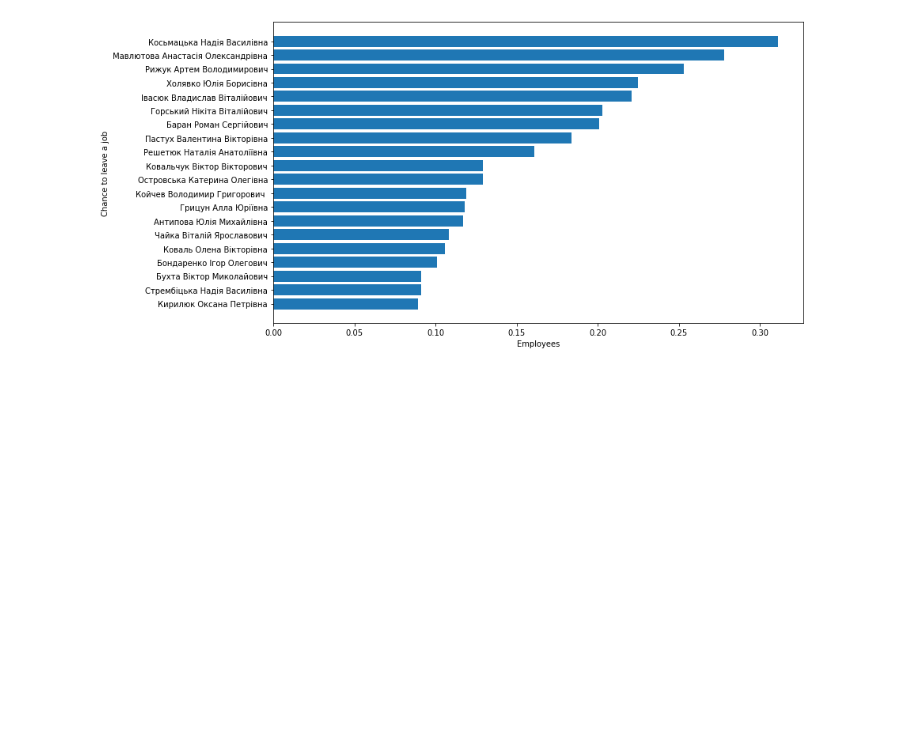
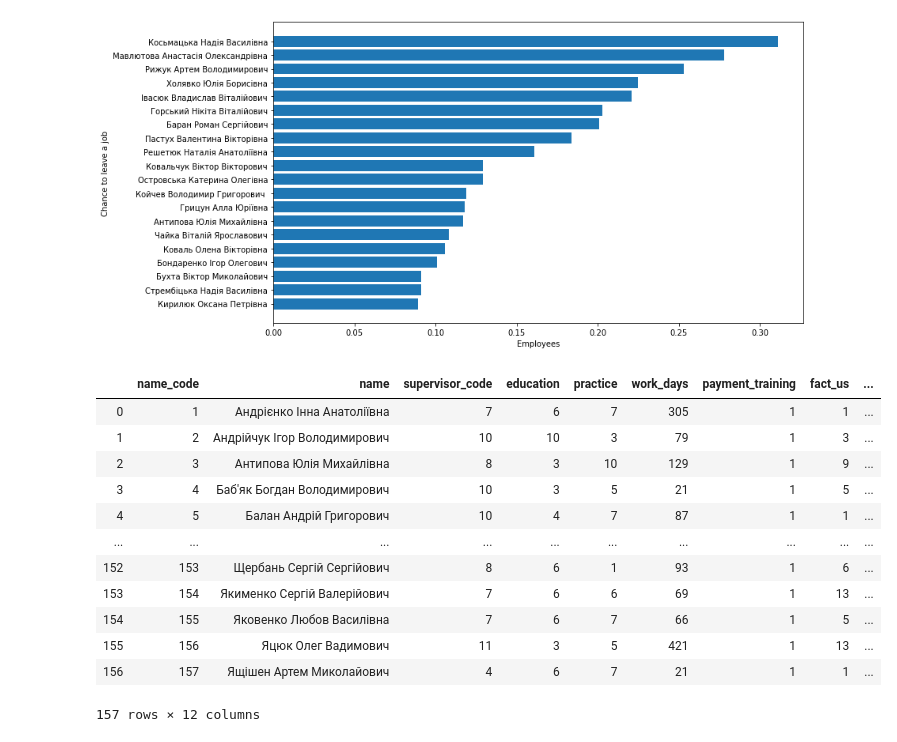
Before and after one commit to soolstafir/HR-analytics, a Jupyter notebook: Volia_HR.ipynb, the cells around one changed output. Cells and saved outputs as stored; diff of their text form; code cells hidden in the pictures; blank space fills up the shorter version.

```diff
--- a/Volia_HR.ipynb
+++ b/Volia_HR.ipynb
@@ -41,3 +41,21 @@ plt.savefig("image/chance_to_leave.jpg")
 plt.show()
 # %% [output]
 [figure]
+# %%
+hr_clean = pd.read_csv('clean_Data.csv')
+# %%
+hr_clean
+# %% [output]
+|  | name_code | name | supervisor_code | education | practice | work_days | payment_training | fact_us | ... |
+| 0 | 1 | Андрієнко Інна Анатоліївна | 7 | 6 | 7 | 305 | 1 | 1 | ... |
+| 1 | 2 | Андрійчук Ігор Володимирович | 10 | 10 | 3 | 79 | 1 | 3 | ... |
+| 2 | 3 | Антипова Юлія Михайлівна | 8 | 3 | 10 | 129 | 1 | 9 | ... |
+| 3 | 4 | Баб'як Богдан Володимирович | 10 | 3 | 5 | 21 | 1 | 5 | ... |
+| 4 | 5 | Балан Андрій Григорович | 10 | 4 | 7 | 87 | 1 | 1 | ... |
+| ... | ... | ... | ... | ... | ... | ... | ... | ... | ... |
+| 152 | 153 | Щербань Сергій Сергійович | 8 | 6 | 1 | 93 | 1 | 6 | ... |
+| 153 | 154 | Якименко Сергій Валерійович | 7 | 6 | 6 | 69 | 1 | 13 | ... |
+| 154 | 155 | Яковенко Любов Василівна | 7 | 6 | 7 | 66 | 1 | 5 | ... |
+| 155 | 156 | Яцюк Олег Вадимович | 11 | 3 | 5 | 421 | 1 | 13 | ... |
+| 156 | 157 | Ящішен Артем Миколайович | 4 | 6 | 7 | 21 | 1 | 1 | ... |
+157 rows × 12 columns
```
